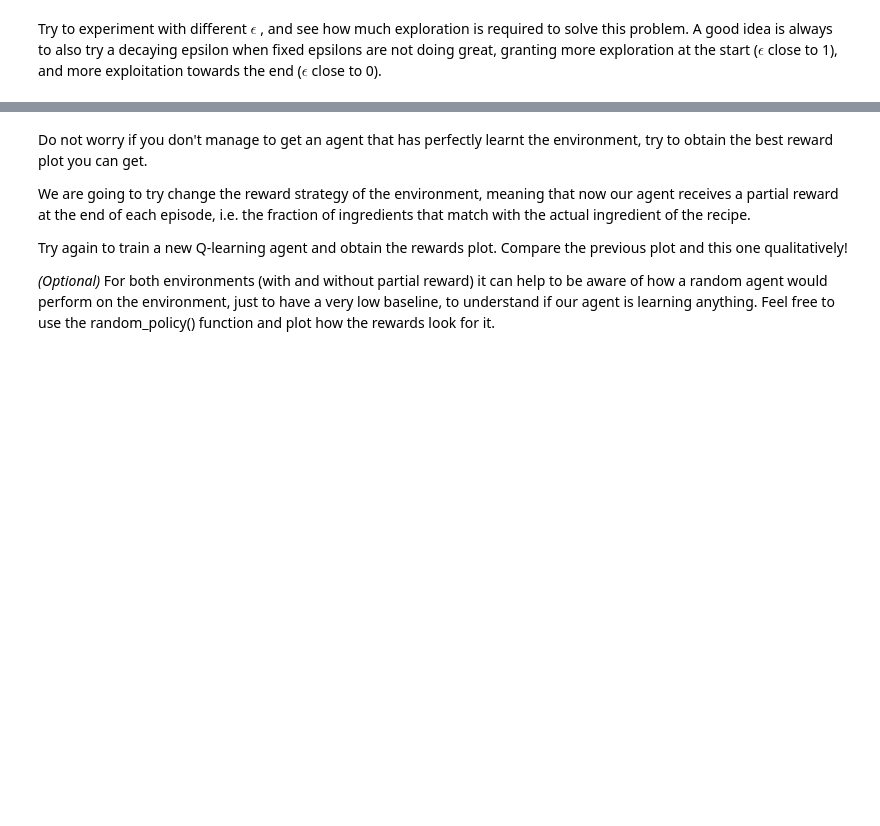
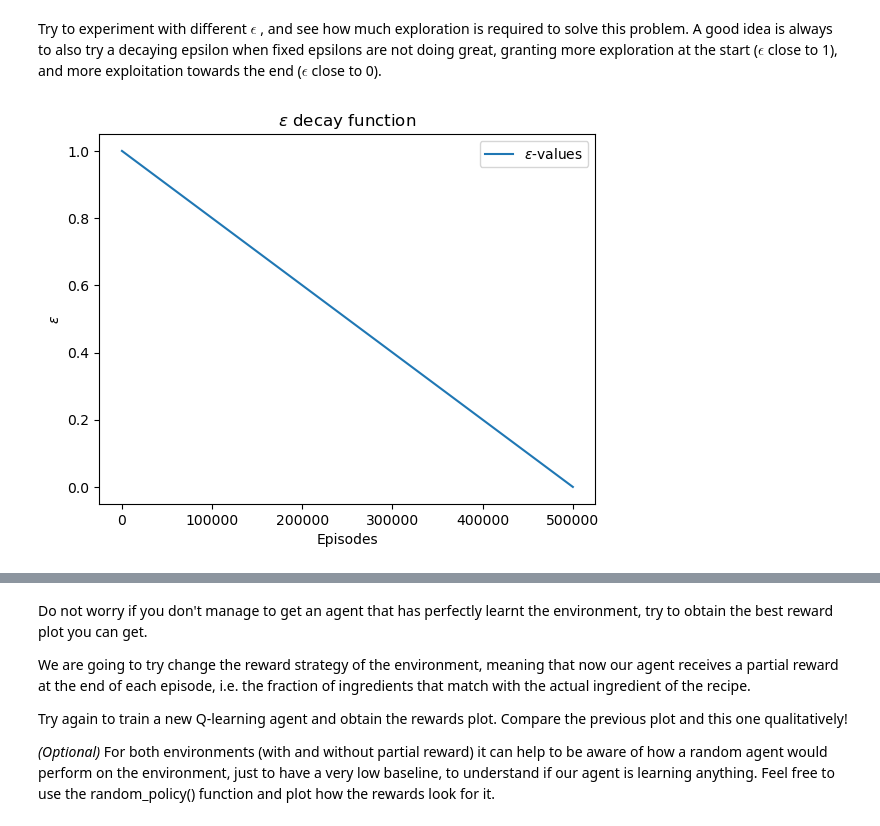
Before and after one commit to marhanse/NeuroSymAI, a Jupyter notebook: assignment_1_RL.ipynb, the cells around one changed output, grey strips where cells are left out. Saved outputs shown, nothing was run; the diff lists cells and outputs as text; code cells hidden in the pictures; blank space fills up the shorter version.

```diff
--- a/assignment_1_RL.ipynb
+++ b/assignment_1_RL.ipynb
@@ -213,12 +275,12 @@ def random_policy():
 Here we provide some parameters for you. Feel free to play around with them and see how good your agent gets!
 # %%
 # Training parameters
-n_training_episodes = 100000  # Total training episodes
+n_training_episodes = 500000  # Total training episodes
 max_steps = 5 # DO NOT CHANGE: Max steps per episode (ingredients you can place)
-learning_rate = 1          # Learning rate
+learning_rate = 0.3          # Learning rate
 
 # Environment parameters
-gamma = 0.99                # Discounting rate
+gamma = 0.90               # Discounting rate
 # %% [markdown]
 Try to experiment with different $\epsilon$ , and see how much exploration is required to solve this problem.
 A good idea is always to also try a decaying epsilon when fixed epsilons are not doing great, granting more exploration at the start ($\epsilon$ close to 1), and more exploitation towards the end ($\epsilon$ close to 0).
@@ -228 +287,20 @@ A good idea is always to also try a decaying epsilon when fixed epsilons are not
+# %%
+"Optional: implement a function to decay epsilon over time and plot it"
+
+def epsilon_decay(episode, n_training_episodes):
+    epsilon = max(0, 1 - (episode / n_training_episodes))
+    return epsilon
+
+epsilons = []
+for e in range(n_training_episodes):
+    epsilons.append(epsilon_decay(e, n_training_episodes))
+
+plt.plot(epsilons, label=r"$\epsilon$-values")
+plt.xlabel('Episodes')
+plt.ylabel(r'$\epsilon$')
+plt.title(r'$\epsilon$ decay function')
+plt.legend()
+plt.show()
+# %% [output]
+[figure, added]
 # %%
```
Also changed, not shown: parts of 35 cells of this notebook, 1 other file.
